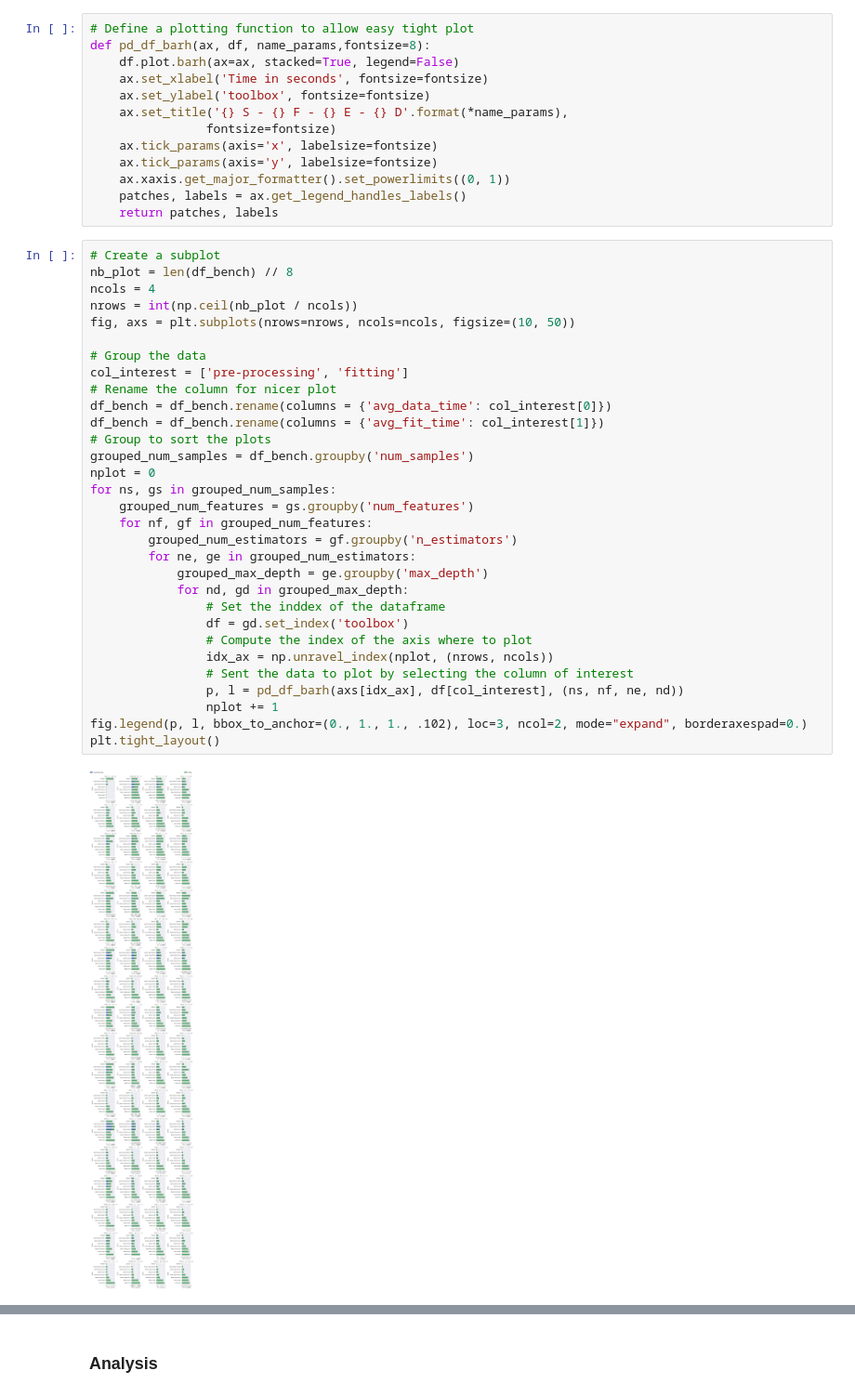
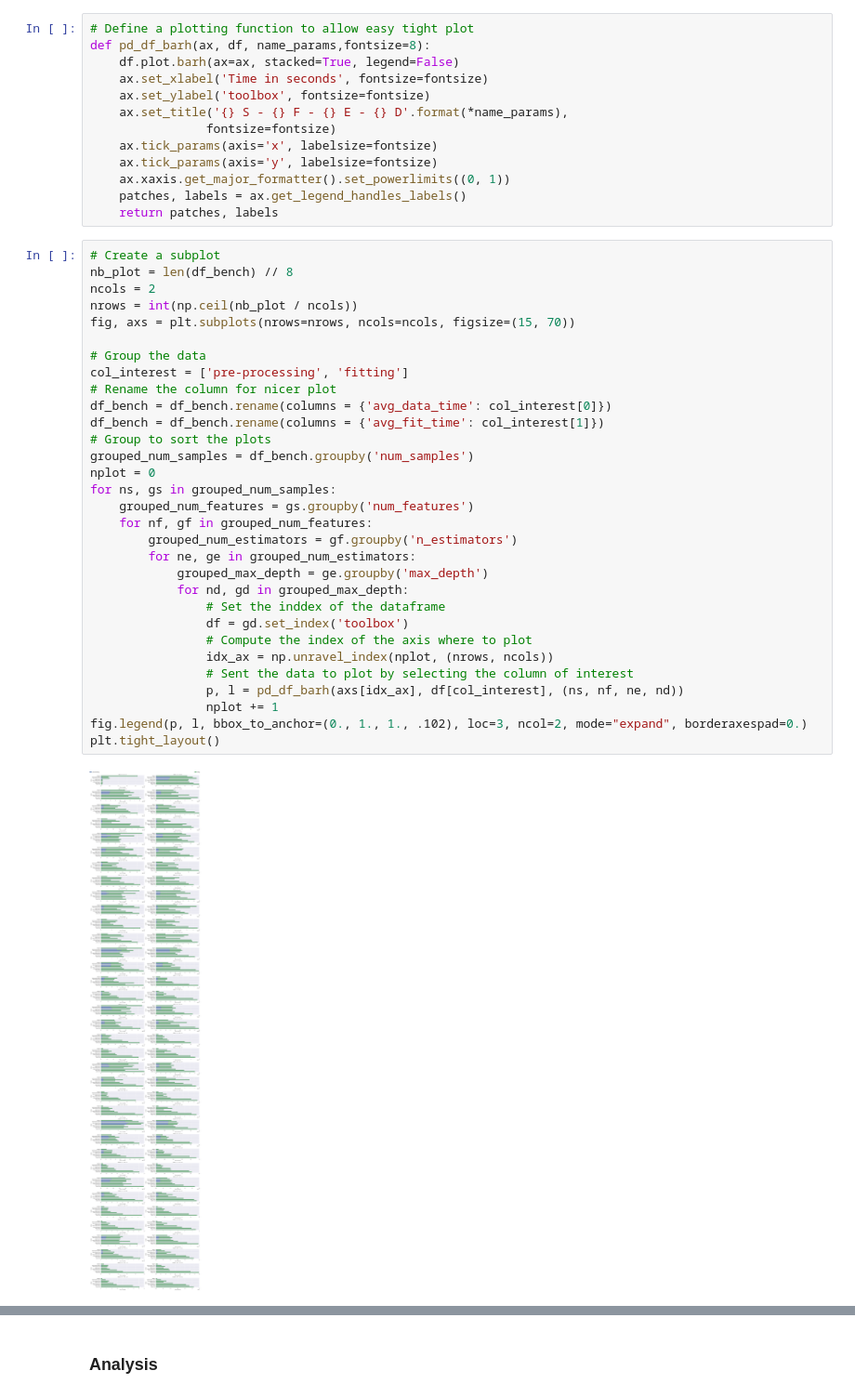
Before and after one commit to blueroutecn/gbrt-benchmarks, a Jupyter notebook: notebook_benchmarking.ipynb, the cells around one changed output, grey strips where cells are left out. Shown at 93% size. Saved outputs shown, nothing was run; the diff lists cells and outputs as text.

```diff
--- a/notebook_benchmarking.ipynb
+++ b/notebook_benchmarking.ipynb
@@ -155,33 +165,33 @@ def pd_df_barh(ax, df, name_params,fontsize=8):
 # %%
 # Create a subplot
 nb_plot = len(df_bench) // 8
-ncols = 4
+ncols = 2
 nrows = int(np.ceil(nb_plot / ncols))
-fig, axs = plt.subplots(nrows=nrows, ncols=ncols, figsize=(10, 50))
+fig, axs = plt.subplots(nrows=nrows, ncols=ncols, figsize=(15, 70))
 
 # Group the data
 col_interest = ['pre-processing', 'fitting']
 # Rename the column for nicer plot
 df_bench = df_bench.rename(columns = {'avg_data_time': col_interest[0]})
 df_bench = df_bench.rename(columns = {'avg_fit_time': col_interest[1]})
 # Group to sort the plots
 grouped_num_samples = df_bench.groupby('num_samples')
 nplot = 0
 for ns, gs in grouped_num_samples:
     grouped_num_features = gs.groupby('num_features')
     for nf, gf in grouped_num_features:
         grouped_num_estimators = gf.groupby('n_estimators')
         for ne, ge in grouped_num_estimators:
             grouped_max_depth = ge.groupby('max_depth')
             for nd, gd in grouped_max_depth:
                 # Set the inddex of the dataframe
                 df = gd.set_index('toolbox')
                 # Compute the index of the axis where to plot
                 idx_ax = np.unravel_index(nplot, (nrows, ncols))
                 # Sent the data to plot by selecting the column of interest
                 p, l = pd_df_barh(axs[idx_ax], df[col_interest], (ns, nf, ne, nd))
                 nplot += 1
 fig.legend(p, l, bbox_to_anchor=(0., 1., 1., .102), loc=3, ncol=2, mode="expand", borderaxespad=0.)
 plt.tight_layout()
 # %% [output]
-[figure, old version]
+[figure, new version]
```
Also changed, not shown: parts of 11 cells of this notebook.
